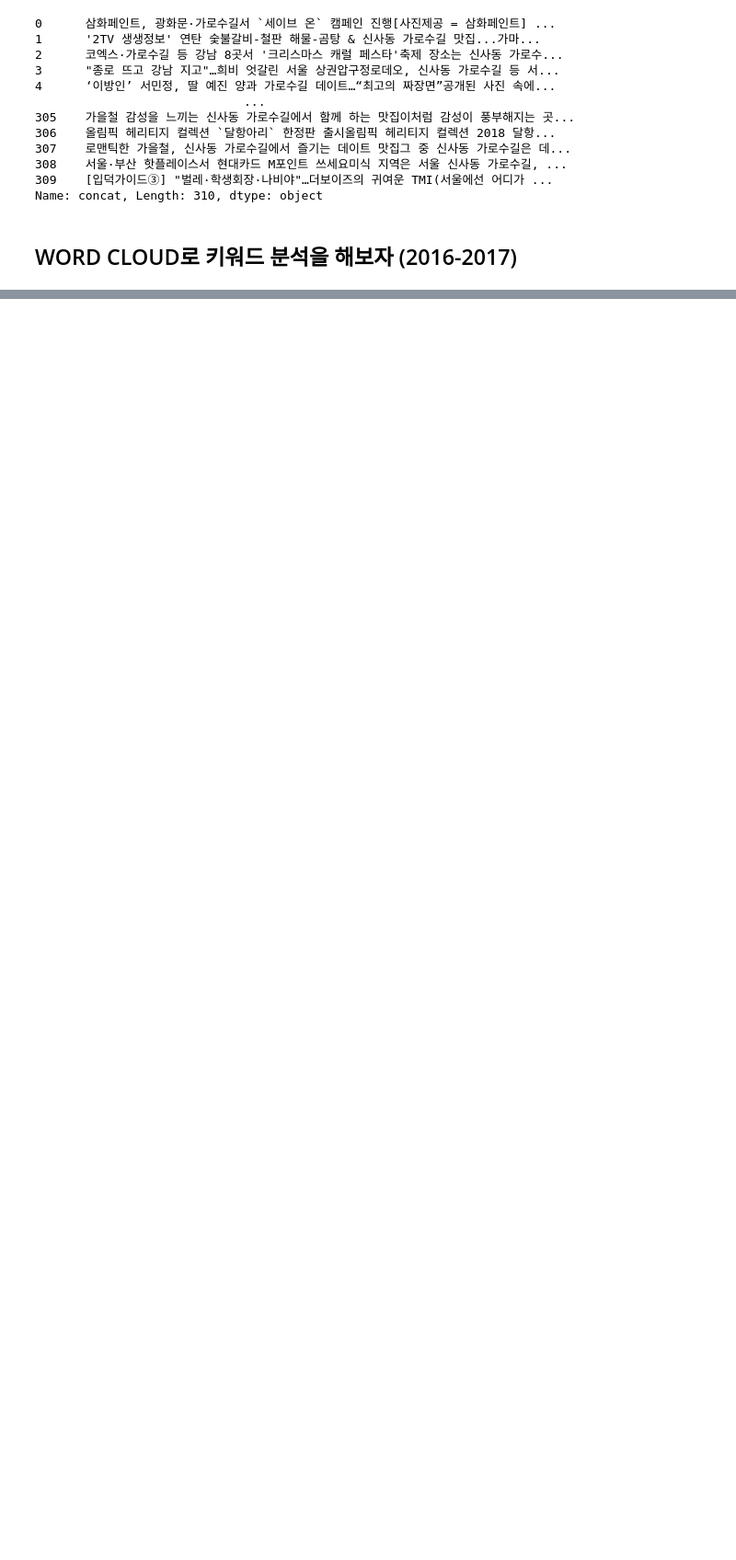
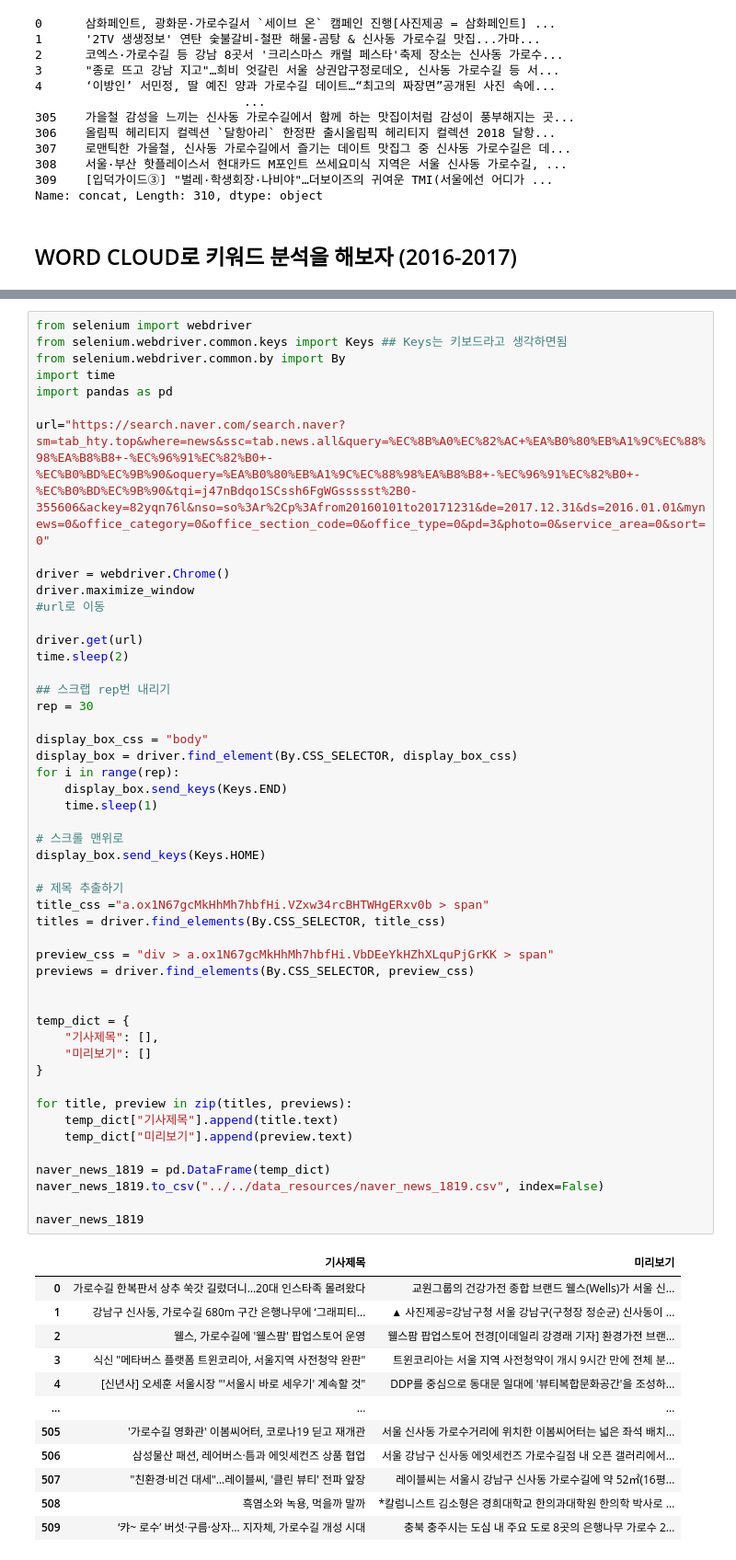
Before and after one commit to LEEYOENN/potenup_python_study, a Jupyter notebook: inregular_data_practice/selenium_naver_news.ipynb, the cells around one changed output, grey strips where cells are left out. Shown: that part at 92% size. Drawn from its saved outputs; the diff is of its cells as text; blank space fills up the shorter version.

```diff
--- a/inregular_data_practice/selenium_naver_news.ipynb
+++ b/inregular_data_practice/selenium_naver_news.ipynb
@@ -159,0 +174,62 @@ plt.show()
+# %%
+from selenium import webdriver
+from selenium.webdriver.common.keys import Keys ## Keys는 키보드라고 생각하면됨
+from selenium.webdriver.common.by import By
+import time
+import pandas as pd
+
+url="https://search.naver.com/search.naver?sm=tab_hty.top&where=news&ssc=tab.news.all&query=%EC%8B%A0%EC%82%AC+%EA%B0%80%EB%A1%9C%EC%88%98%EA%B8%B8+-%EC%96%91%EC%82%B0+-%EC%B0%BD%EC%9B%90&oquery=%EA%B0%80%EB%A1%9C%EC%88%98%EA%B8%B8+-%EC%96%91%EC%82%B0+-%EC%B0%BD%EC%9B%90&tqi=j47nBdqo1SCssh6FgWGssssst%2B0-355606&ackey=82yqn76l&nso=so%3Ar%2Cp%3Afrom20160101to20171231&de=2017.12.31&ds=2016.01.01&mynews=0&office_category=0&office_section_code=0&office_type=0&pd=3&photo=0&service_area=0&sort=0"
+
+driver = webdriver.Chrome()
+driver.maximize_window
+#url로 이동
+
+driver.get(url)
+time.sleep(2)
+
+## 스크랩 rep번 내리기
+rep = 30
+
+display_box_css = "body"
+display_box = driver.find_element(By.CSS_SELECTOR, display_box_css)
+for i in range(rep):
+    display_box.send_keys(Keys.END)
+    time.sleep(1)
+
+# 스크롤 맨위로
+display_box.send_keys(Keys.HOME)
+
+# 제목 추출하기
+title_css ="a.ox1N67gcMkHhMh7hbfHi.VZxw34rcBHTWHgERxv0b > span"
+titles = driver.find_elements(By.CSS_SELECTOR, title_css)
+
+preview_css = "div > a.ox1N67gcMkHhMh7hbfHi.VbDEeYkHZhXLquPjGrKK > span"
+previews = driver.find_elements(By.CSS_SELECTOR, preview_css)
+
+
+temp_dict = {
+    "기사제목": [],
+    "미리보기": []
+}
+
+for title, preview in zip(titles, previews):
+    temp_dict["기사제목"].append(title.text)
+    temp_dict["미리보기"].append(preview.text)
+
+naver_news_1819 = pd.DataFrame(temp_dict)
+naver_news_1819.to_csv("../../data_resources/naver_news_1819.csv", index=False)
+
+naver_news_1819
+# %% [output]
+|  | 기사제목 | 미리보기 |
+| 0 | 가로수길 한복판서 상추 쑥갓 길렀더니…20대 인스타족 몰려왔다 | 교원그룹의 건강가전 종합 브랜드 웰스(Wells)가 서울 신... |
+| 1 | 강남구 신사동, 가로수길 680m 구간 은행나무에 ‘그래피티... | ▲ 사진제공=강남구청 서울 강남구(구청장 정순균) 신사동이 ... |
+| 2 | 웰스, 가로수길에 '웰스팜' 팝업스토어 운영 | 웰스팜 팝업스토어 전경[이데일리 강경래 기자] 환경가전 브랜... |
+| 3 | 식신 "메타버스 플랫폼 트윈코리아, 서울지역 사전청약 완판" | 트윈코리아는 서울 지역 사전청약이 개시 9시간 만에 전체 분... |
+| 4 | [신년사] 오세훈 서울시장 "'서울시 바로 세우기' 계속할 것" | DDP를 중심으로 동대문 일대에 '뷰티복합문화공간'을 조성하... |
+| ... | ... | ... |
+| 505 | '가로수길 영화관' 이봄씨어터, 코로나19 딛고 재개관 | 서울 신사동 가로수거리에 위치한 이봄씨어터는 넓은 좌석 배치... |
+| 506 | 삼성물산 패션, 레어버스·틈과 에잇세컨즈 상품 협업 | 서울 강남구 신사동 에잇세컨즈 가로수길점 내 오픈 갤러리에서... |
+| 507 | "친환경·비건 대세"…레이블씨, '클린 뷰티' 전파 앞장 | 레이블씨는 서울시 강남구 신사동 가로수길에 약 52㎡(16평... |
+| 508 | 흑염소와 녹용, 먹을까 말까 | *칼럼니스트 김소형은 경희대학교 한의과대학원 한의학 박사로 ... |
+| 509 | ‘캬~ 로수’ 버섯·구름·상자… 지자체, 가로수길 개성 시대 | 충북 충주시는 도심 내 주요 도로 8곳의 은행나무 가로수 2... |
```
Also changed, not shown: parts of 18 cells of this notebook, 3 other files.
